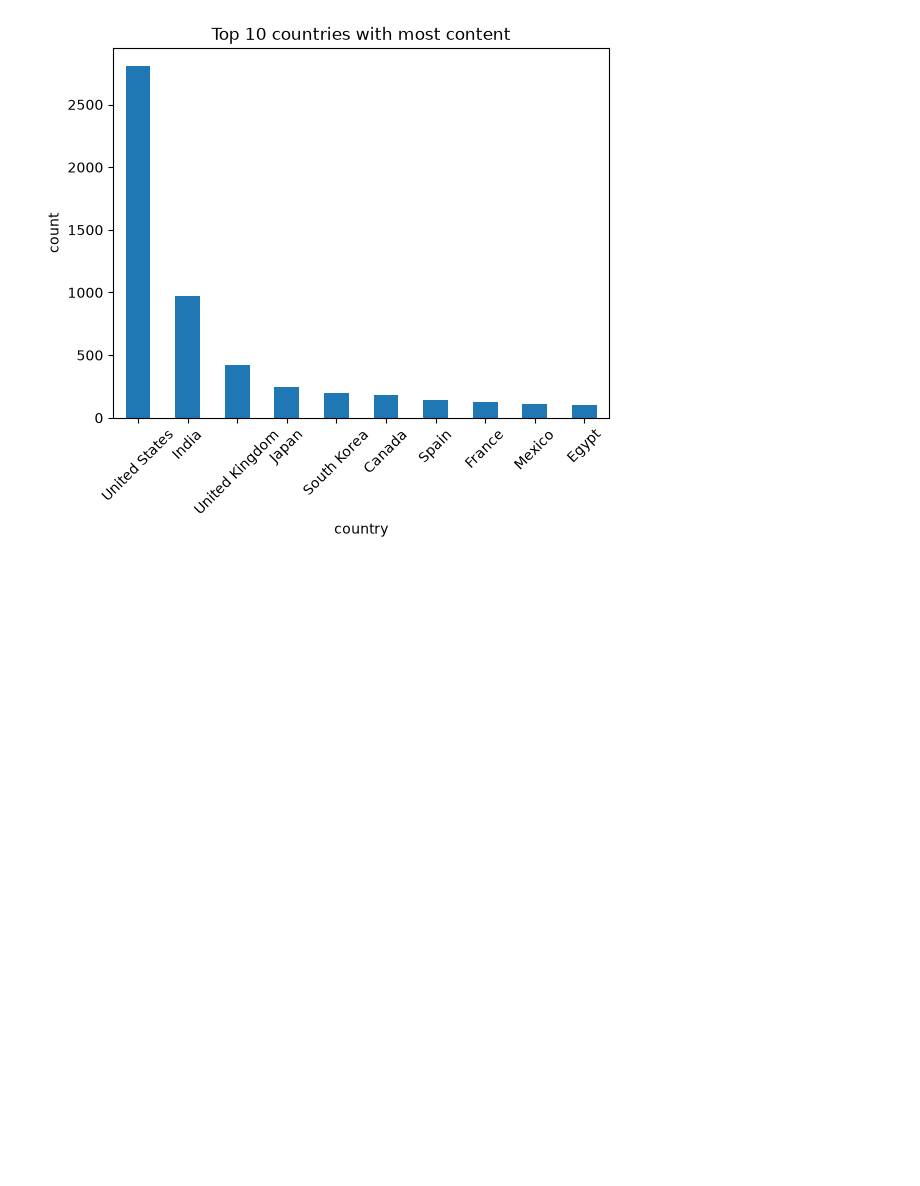
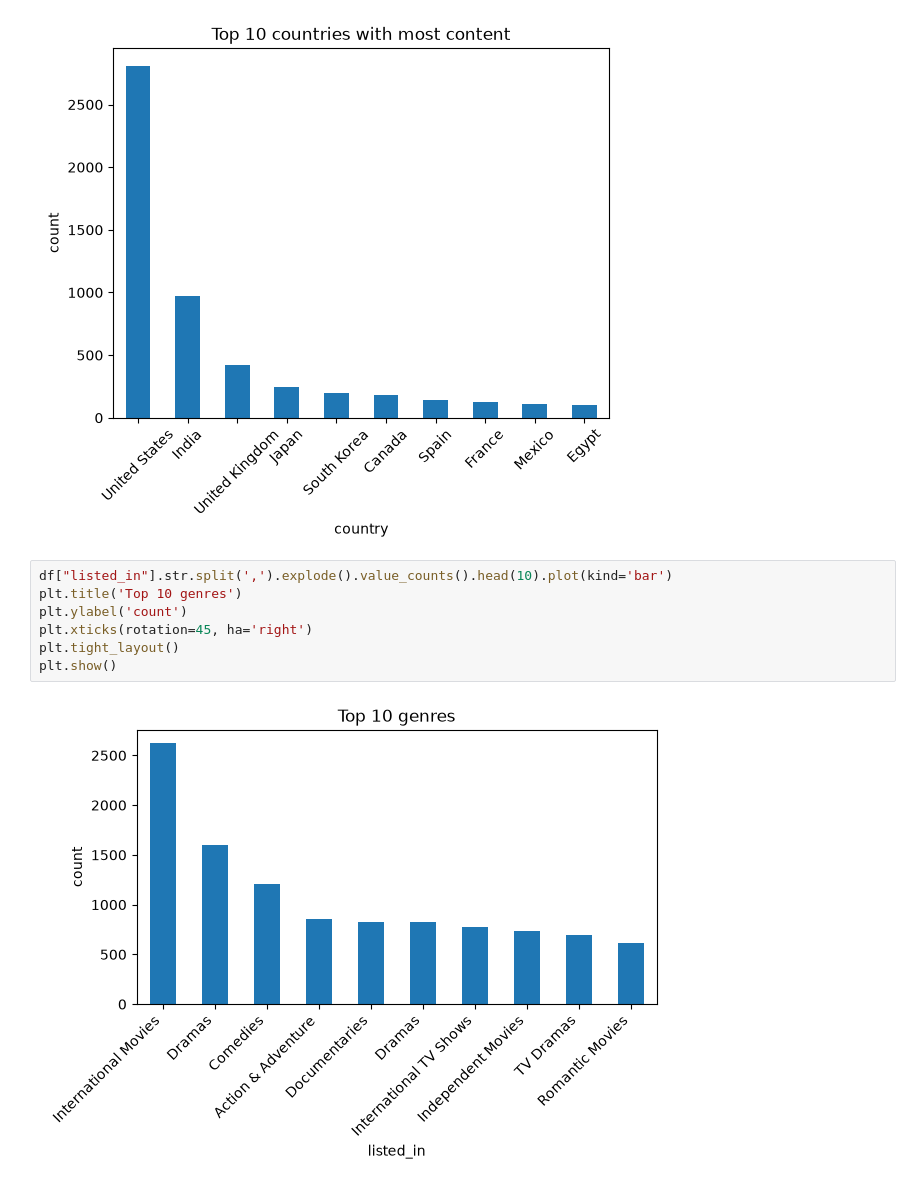
Before and after one commit to 25f2006527/data-analysis-projects, a Jupyter notebook: notebook.ipynb, the cells around one changed output. Cells and saved outputs as stored; diff of their text form; blank space fills up the shorter version.

Commit message:
analysed more data, with some useful bar charts

```diff
--- a/notebook.ipynb
+++ b/notebook.ipynb
@@ -91,3 +90,12 @@ plt.xticks(rotation=45)
 plt.show()
 # %% [output]
 [figure]
+# %%
+df["listed_in"].str.split(',').explode().value_counts().head(10).plot(kind='bar')
+plt.title('Top 10 genres')
+plt.ylabel('count')
+plt.xticks(rotation=45, ha='right')
+plt.tight_layout()
+plt.show()
+# %% [output]
+[figure, added]
```
Also changed, not shown: parts of 4 cells of this notebook, 1 other file.
